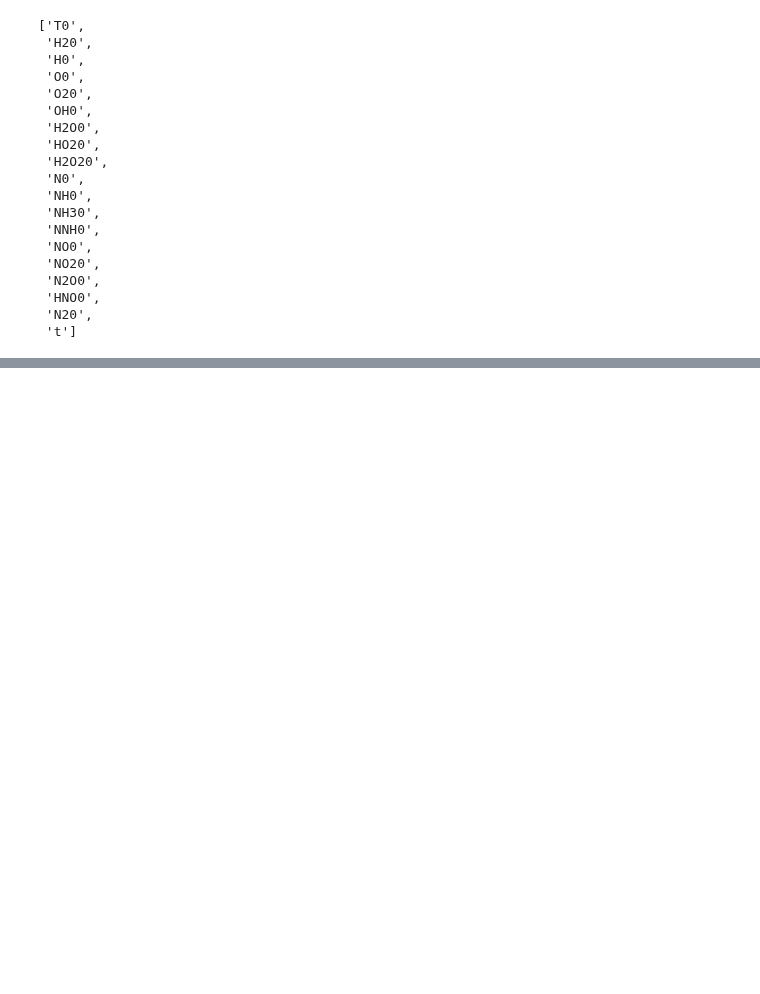
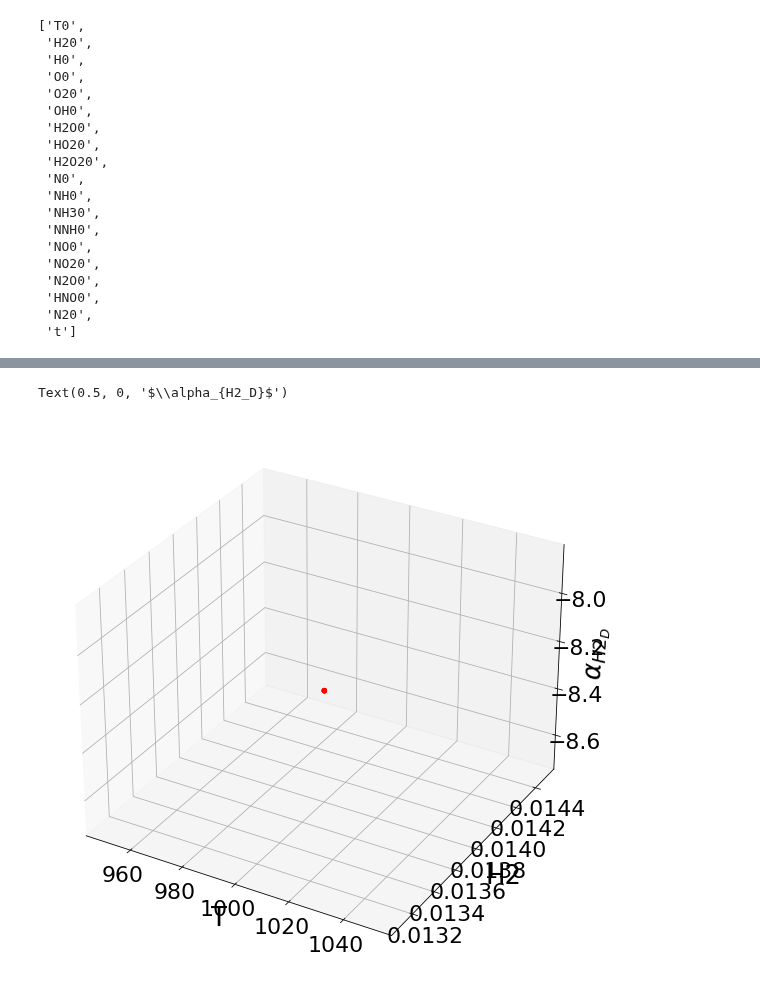
Before and after one commit to simoneventuri/ROMNet_, a Jupyter notebook: scripts/postprocessing/0DReactor/DeepONet/Predict_DeepONet_Species.ipynb, the cells around one changed output, grey strips where cells are left out. Drawn from its saved outputs; the diff is of its cells as text; code cells hidden in the pictures; blank space fills up the shorter version.

```diff
--- a/scripts/postprocessing/0DReactor/DeepONet/Predict_DeepONet_Species.ipynb
+++ b/scripts/postprocessing/0DReactor/DeepONet/Predict_DeepONet_Species.ipynb
@@ -626,10 +350,10 @@ for iC in range(NICs):
 
 
 
-    FileName             = OutputDir+'/'+str(NVarsRed)+'PC/'+DirName+'/ext/PC.csv.'+str(iC+1)
+    FileName             = OutputDir+'/Orig/'+DirName+'/ext/y.csv.'+str(iTest+1)
     Data                 = pd.read_csv(FileName, header=0)
 
-    DataICTemp  = Data[['PC_'+str(iPC+1) for iPC in range(NVarsRed)]].iloc[0]
+    DataICTemp  = Data[Vars].iloc[0]
 
     if (NewFlg):
         DataIC           = DataICTemp
@@ -643,21 +367,25 @@ DataIC            = DataIC.T.reset_index(drop=True, inplace=False)
 # %%
 iBranch = 1
 iVar    = 0
 
+#InputData = DataIC.to_numpy()
+InputData = model.net.layers_dict['DeepONet']['PCALayer'](DataIC.to_numpy())
 
-
-output_ = model.net.system_of_components['DeepONet'].components['Branch_'+str(iBranch+1)].call(DataIC.to_numpy(), model.net.layers_dict, None, None, training=False)
+output_   = model.net.system_of_components['DeepONet'].components['Branch_'+str(iBranch+1)].call(InputData, model.net.layers_dict, None, None, training=False)
 
 
 
 #%matplotlib qt
 
 fig = plt.figure(figsize=(10,10))
 ax  = fig.add_subplot(projection='3d')
-ax.scatter(DataIC['PC_1'], DataIC['PC_2'], output_[:,iVar], c='r')
-ax.set_xlabel(r'$\eta_{'+str(1)+'_0}$')
-ax.set_ylabel(r'$\eta_{'+str(2)+'_0}$')
+ax.scatter(DataIC[Vars[0]], DataIC[Vars[1]], output_[:,iBranch], c='r')
+ax.set_xlabel(Vars[0])
+ax.set_ylabel(Vars[1])
 #ax.set_zlabel(r'$\alpha_{'+str(iBranch+1)+'_{'+str(iVar+1)+'}}$')
-ax.set_zlabel(r'$\alpha_{'+str(iBranch+1)+'_D}$')
+ax.set_zlabel(r'$\alpha_{'+Vars[iBranch]+'_D}$')
+# %% [output]
+Text(0.5, 0, '$\\alpha_{H2_D}$')
+[figure, added]
 # %%
 DataIC
```
Also changed, not shown: parts of 19 cells of this notebook, 14 other files.
